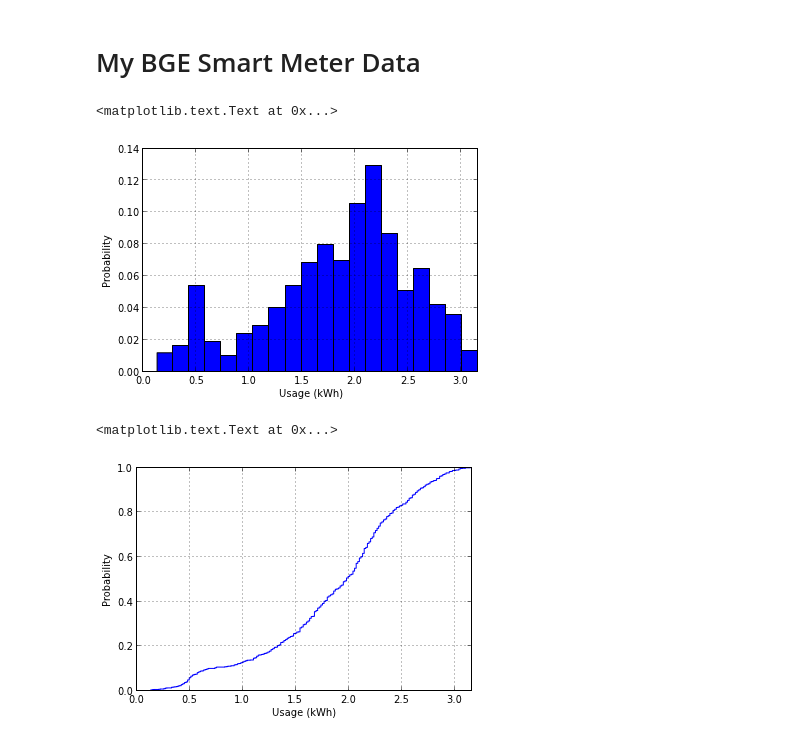
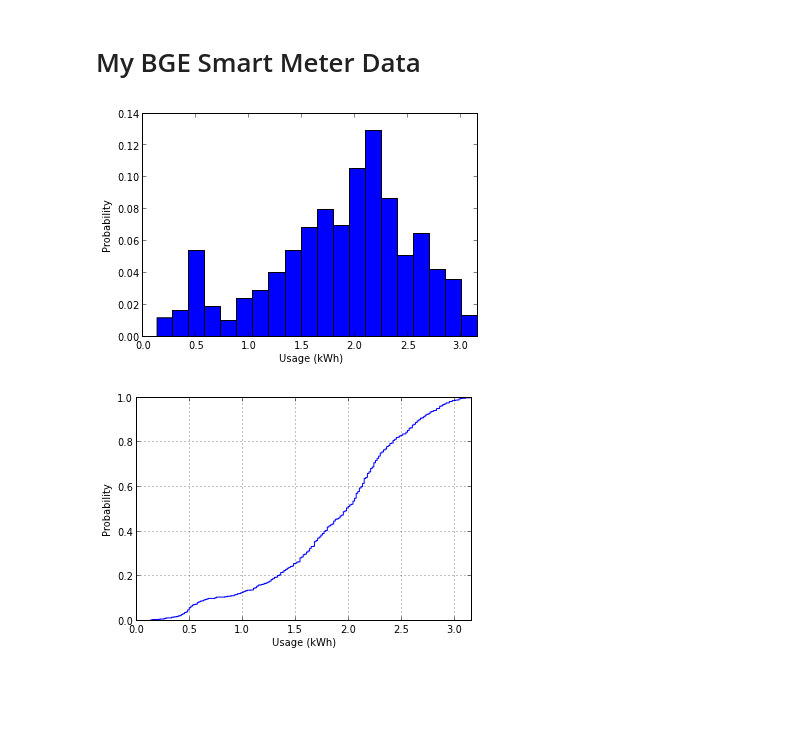
Before and after one commit to jtelszasz/my_energy_forecast_SVR, a Jupyter notebook: My_Energy.ipynb, the cells around one changed output. Saved outputs shown, nothing was run; the diff lists cells and outputs as text; code cells hidden in the pictures; blank space fills up the shorter version.

```diff
--- a/My_Energy.ipynb
+++ b/My_Energy.ipynb
@@ -6,21 +6,25 @@ import numpy as np
 import import_funcs
 #reload(import_funcs)
 # %%
-df_myBGEdata = import_funcs.BGEdata()
+DF_myBGEdata = import_funcs.BGEdata()
 # %%
-df_myBGEdata['USAGE'].hist(weights=np.ones_like(df_myBGEdata['USAGE'])/df_myBGEdata['USAGE'].size,bins=20)
+FIG_ElecPDF = plt.figure()
+PLT_ElecPDF = DF_myBGEdata['USAGE'].hist(weights=np.ones_like(df_myBGEdata['USAGE'])/df_myBGEdata['USAGE'].size,bins=20,grid=False)
 xlim(xmax=max(df_myBGEdata['USAGE']))
 ylabel('Probability')
 xlabel('Usage (kWh)')
+
+FIG_ElecPDF.savefig('ElecHist.png')
 # %% [output]
-<matplotlib.text.Text at 0x...>
-[figure, old version]
+[figure, new version]
 # %%
-df_myBGEdata['USAGE'].hist(normed=1,cumulative=True,histtype='step',bins=200)
+FIG_ElecCDF = plt.figure()
+PLT_ElecCDF = df_myBGEdata['USAGE'].hist(normed=1,cumulative=True,histtype='step',bins=200)
 xlim(xmax=max(df_myBGEdata['USAGE']))
 ylim(ymax=1)
 ylabel('Probability')
 xlabel('Usage (kWh)')
+
+FIG_ElecCDF.savefig('ElecCDF.png')
 # %% [output]
-<matplotlib.text.Text at 0x...>
 [figure]
```
Also changed, not shown: parts of 1 cell of this notebook, 3 other files.
